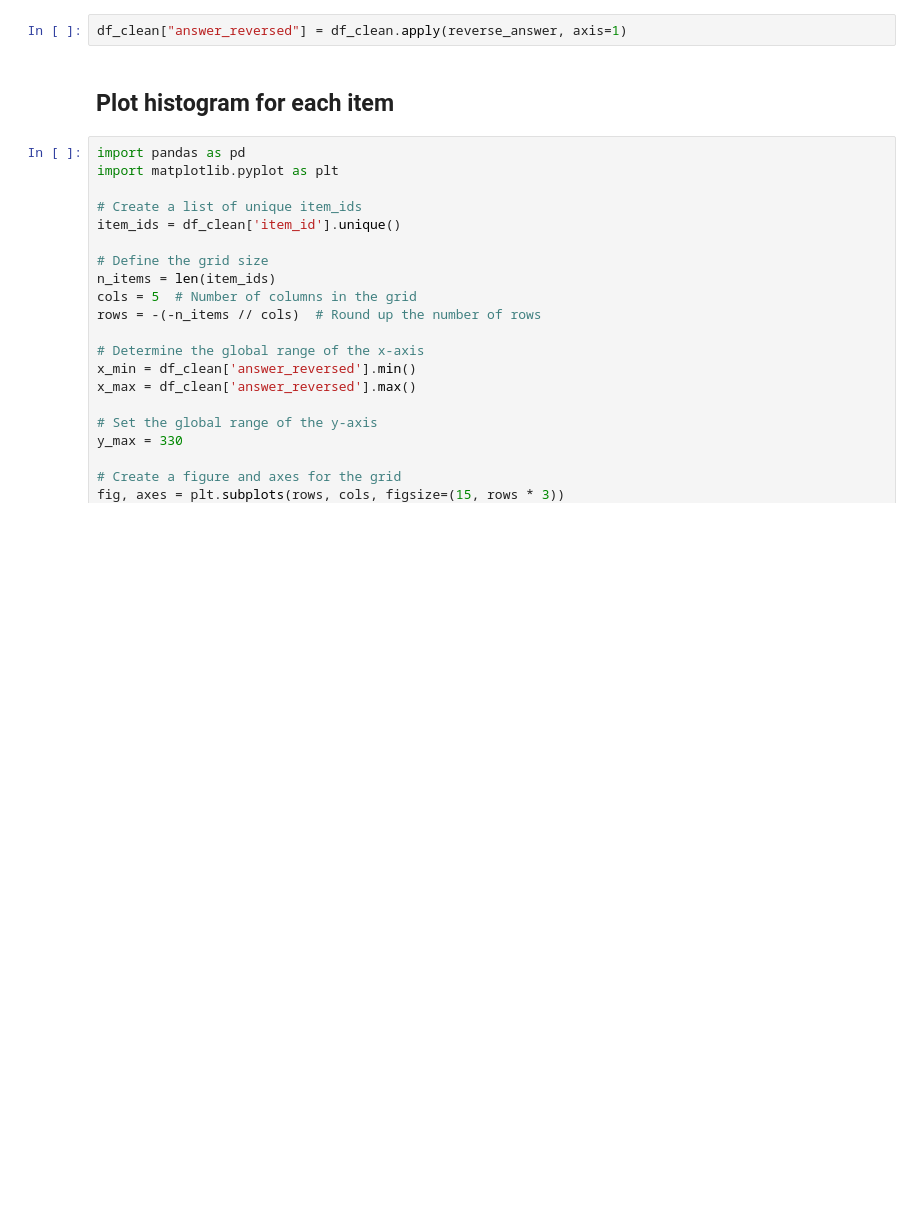
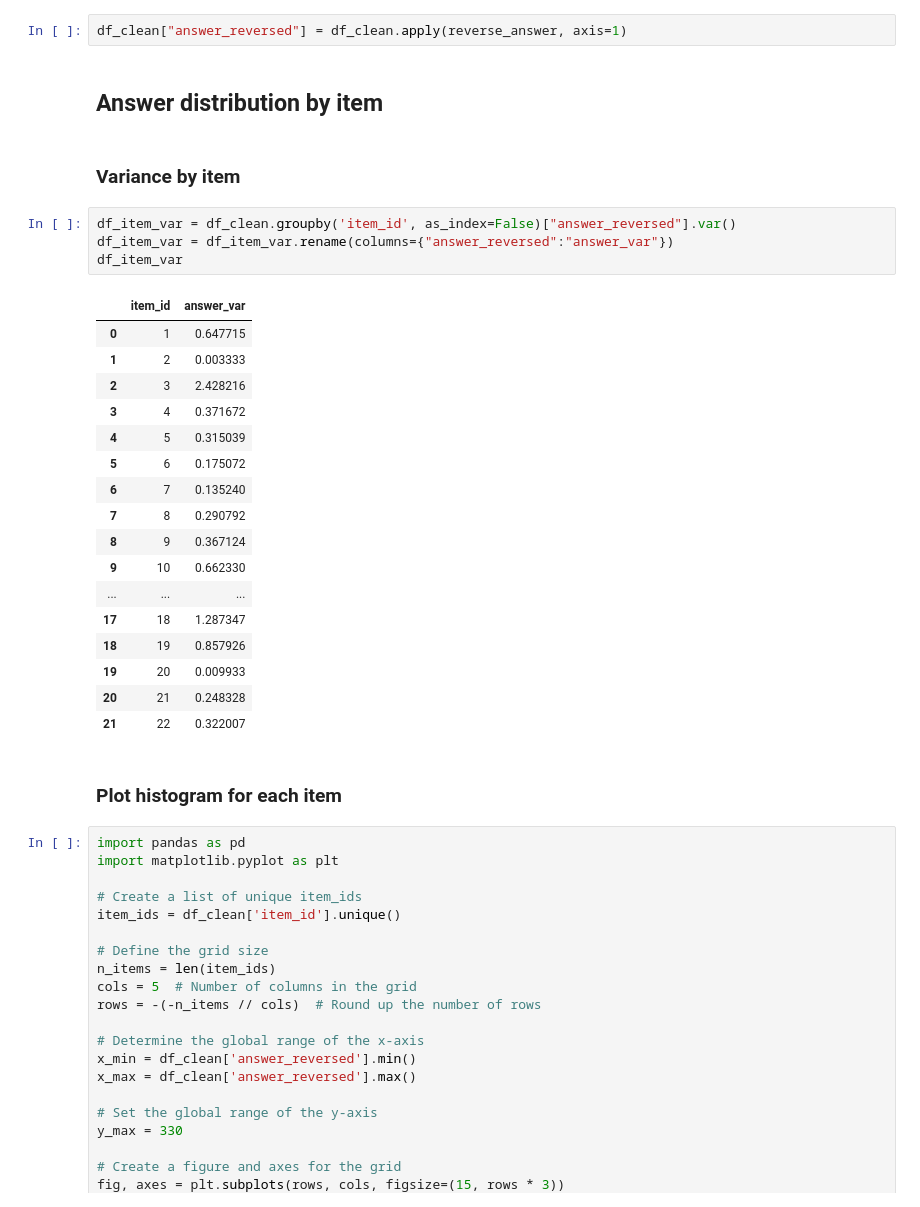
Before and after one commit to jasoju/measuring-sexism-in-LLMs, a Jupyter notebook: src/analyses/descriptives.ipynb, the cells around one changed output. Saved outputs shown, nothing was run; the diff lists cells and outputs as text; blank space fills up the shorter version.

Commit message:
added variance per item

```diff
--- a/src/analyses/descriptives.ipynb
+++ b/src/analyses/descriptives.ipynb
@@ -47,8 +49,34 @@ print("Number of rows:",df_clean.shape[0])
 ## Reverse items
 # %%
 df_clean["answer_reversed"] = df_clean.apply(reverse_answer, axis=1)
+# %% [markdown]
+## Answer distribution by item
+# %% [markdown]
+### Variance by item
+# %%
+df_item_var = df_clean.groupby('item_id', as_index=False)["answer_reversed"].var()
+df_item_var = df_item_var.rename(columns={"answer_reversed":"answer_var"})
+df_item_var
+# %% [output]
+|  | item_id | answer_var |
+| 0 | 1 | 0.647715 |
+| 1 | 2 | 0.003333 |
+| 2 | 3 | 2.428216 |
+| 3 | 4 | 0.371672 |
+| 4 | 5 | 0.315039 |
+| 5 | 6 | 0.175072 |
+| 6 | 7 | 0.135240 |
+| 7 | 8 | 0.290792 |
+| 8 | 9 | 0.367124 |
+| 9 | 10 | 0.662330 |
+| ... | ... | ... |
+| 17 | 18 | 1.287347 |
+| 18 | 19 | 0.857926 |
+| 19 | 20 | 0.009933 |
+| 20 | 21 | 0.248328 |
+| 21 | 22 | 0.322007 |
 # %% [markdown]
-## Plot histogram for each item
+### Plot histogram for each item
 # %%
 import pandas as pd
 import matplotlib.pyplot as plt
```
Also changed, not shown: parts of 1 cell of this notebook.
